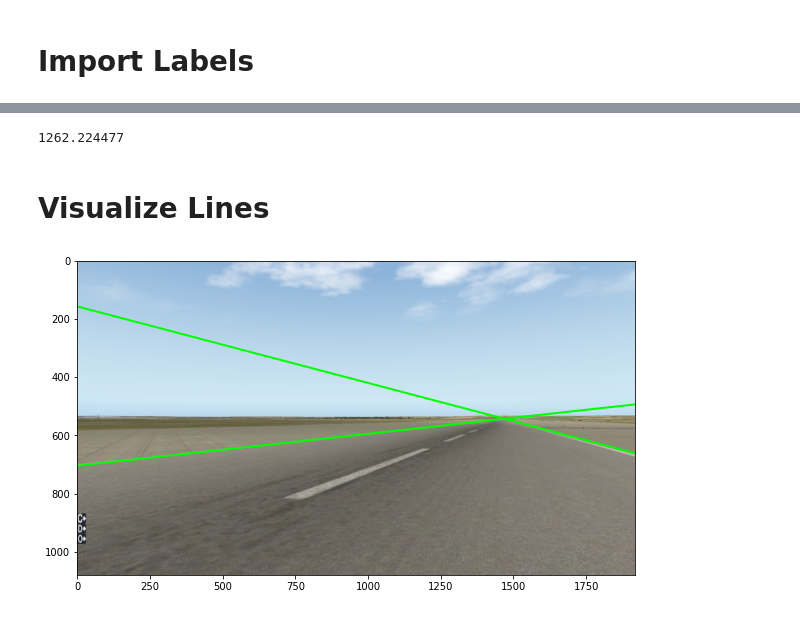
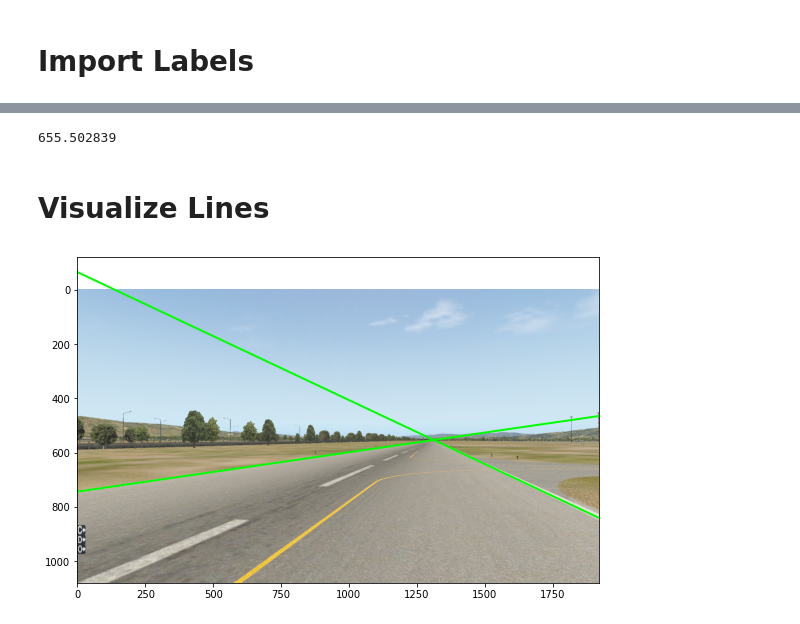
Before and after one commit to smkatz12/ModelBasedTaxiNav, a Jupyter notebook: src/data_collection/viz_data.ipynb, the cells around one changed output, grey strips where cells are left out. Drawn from its saved outputs; the diff is of its cells as text; code cells hidden in the pictures.

```diff
--- a/src/data_collection/viz_data.ipynb
+++ b/src/data_collection/viz_data.ipynb
@@ -6,7 +6,7 @@ import matplotlib.pyplot as plt
 # %% [markdown]
 # Import Labels
 # %%
-dataset_dir = 'test/'
+dataset_dir = '/scratch/smkatz/class/CS231A/E16Data/'
 labels = pd.read_csv(dataset_dir + 'labels.csv')
 # %%
 labels
@@ -25,7 +27,7 @@ labels
 # %%
 labels.loc[labels['filename'] == '0.png'].iloc[0]['rightx1']
 # %% [output]
-1262.224477
+655.502839
 # %% [markdown]
 # Visualize Lines
 # %%
@@ -58,6 +60,6 @@ def plot_image_with_label(dataset_dir, filename):
     plt.plot(xleft, yleft, c='lime', linewidth=2.0)
     # plt.axis('off')
 # %%
-plot_image_with_label(dataset_dir, '7.png')
+plot_image_with_label(dataset_dir, '9999.png')
 # %% [output]
-[figure, old version]
+[figure, new version]
```
Also changed, not shown: parts of 1 cell of this notebook, 26 other files.
